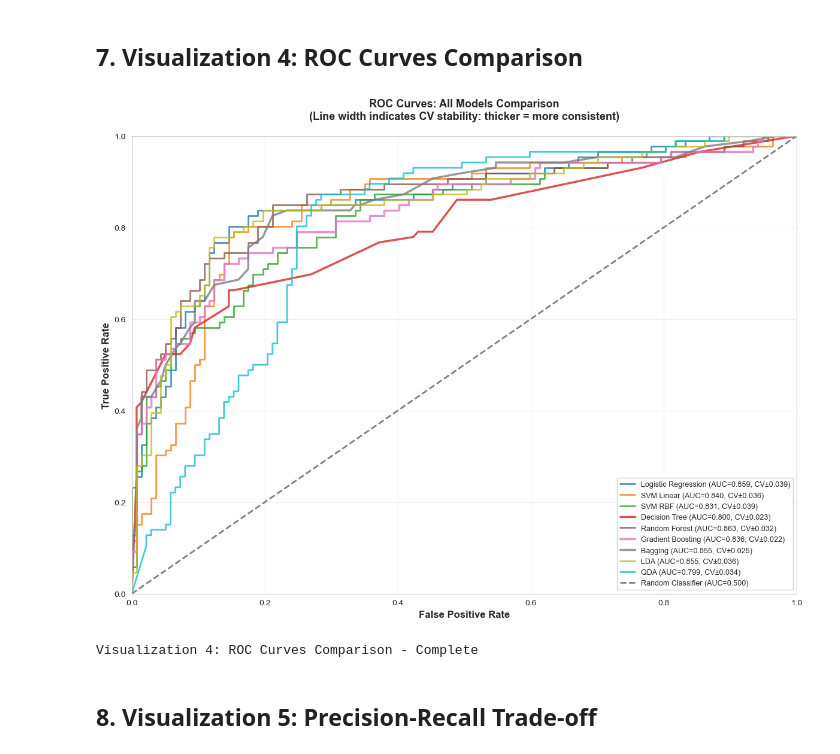
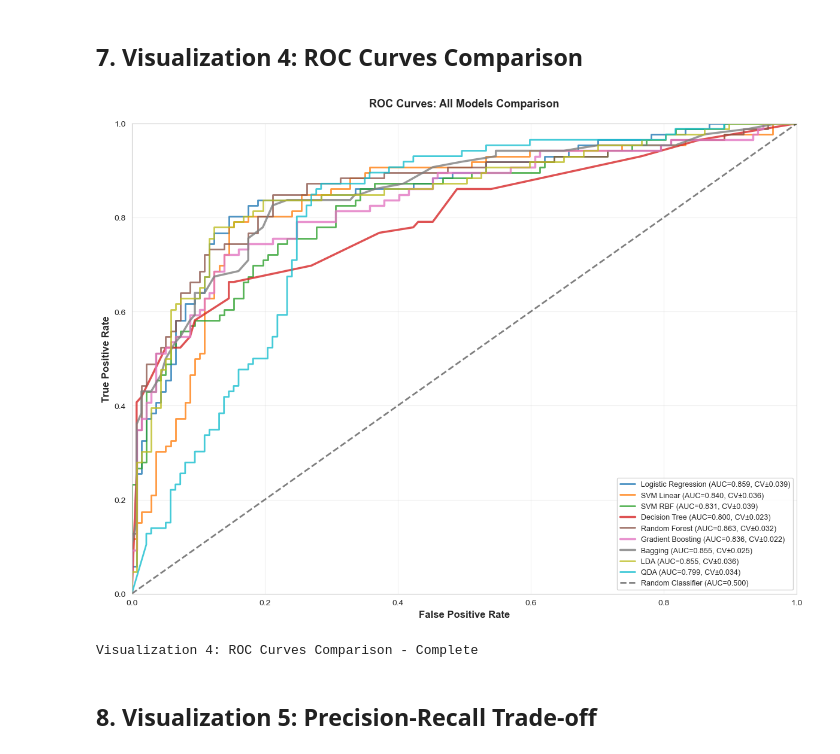
Before and after one commit to AequaIis/572Project, a Jupyter notebook: Model_Comparison_Analysis.ipynb, the cells around one changed output. Cells and saved outputs as stored; diff of their text form; code cells hidden in the pictures.

```diff
--- a/Model_Comparison_Analysis.ipynb
+++ b/Model_Comparison_Analysis.ipynb
@@ -670,35 +652,35 @@ colors = plt.cm.tab10(np.linspace(0, 1, len(results_df)))
 for idx, row in results_df.iterrows():
     # Use appropriate y_test based on model type
     if row['Model'] in ['Decision Tree', 'Random Forest', 'Gradient Boosting', 'Bagging']:
         fpr, tpr, _ = roc_curve(y_test_tree, row['y_test_proba'])
     else:
         fpr, tpr, _ = roc_curve(y_test, row['y_test_proba'])
 
     # Line width based on CV consistency (lower std = thicker line)
     cv_std = row['CV_ROC_AUC_Std']
     line_width = 3.0 if cv_std < 0.02 else 2.5 if cv_std < 0.03 else 2.0
 
     ax.plot(fpr, tpr, label=f"{row['Model']} (AUC={row['ROC_AUC']:.3f}, CV±{cv_std:.3f})",
             linewidth=line_width, color=colors[idx], alpha=0.8)
 
 # Add diagonal line (random classifier)
 ax.plot([0, 1], [0, 1], 'k--', linewidth=2, label='Random Classifier (AUC=0.500)', alpha=0.5)
 
 ax.set_xlabel('False Positive Rate', fontsize=12, fontweight='bold')
 ax.set_ylabel('True Positive Rate', fontsize=12, fontweight='bold')
-ax.set_title('ROC Curves: All Models Comparison\n(Line width indicates CV stability: thicker = more consistent)',
+ax.set_title('ROC Curves: All Models Comparison',
              fontsize=13, fontweight='bold', pad=20)
 ax.legend(loc='lower right', fontsize=9, framealpha=0.9)
 ax.grid(alpha=0.3)
 ax.set_xlim([0, 1])
 ax.set_ylim([0, 1])
 
 plt.tight_layout()
 plt.show()
 
 print("Visualization 4: ROC Curves Comparison - Complete")
 # %% [output]
-[figure, old version]
+[figure, new version]
 Visualization 4: ROC Curves Comparison - Complete
 # %% [markdown]
 ## 8. Visualization 5: Precision-Recall Trade-off
```
Also changed, not shown: parts of 1 cell of this notebook.
